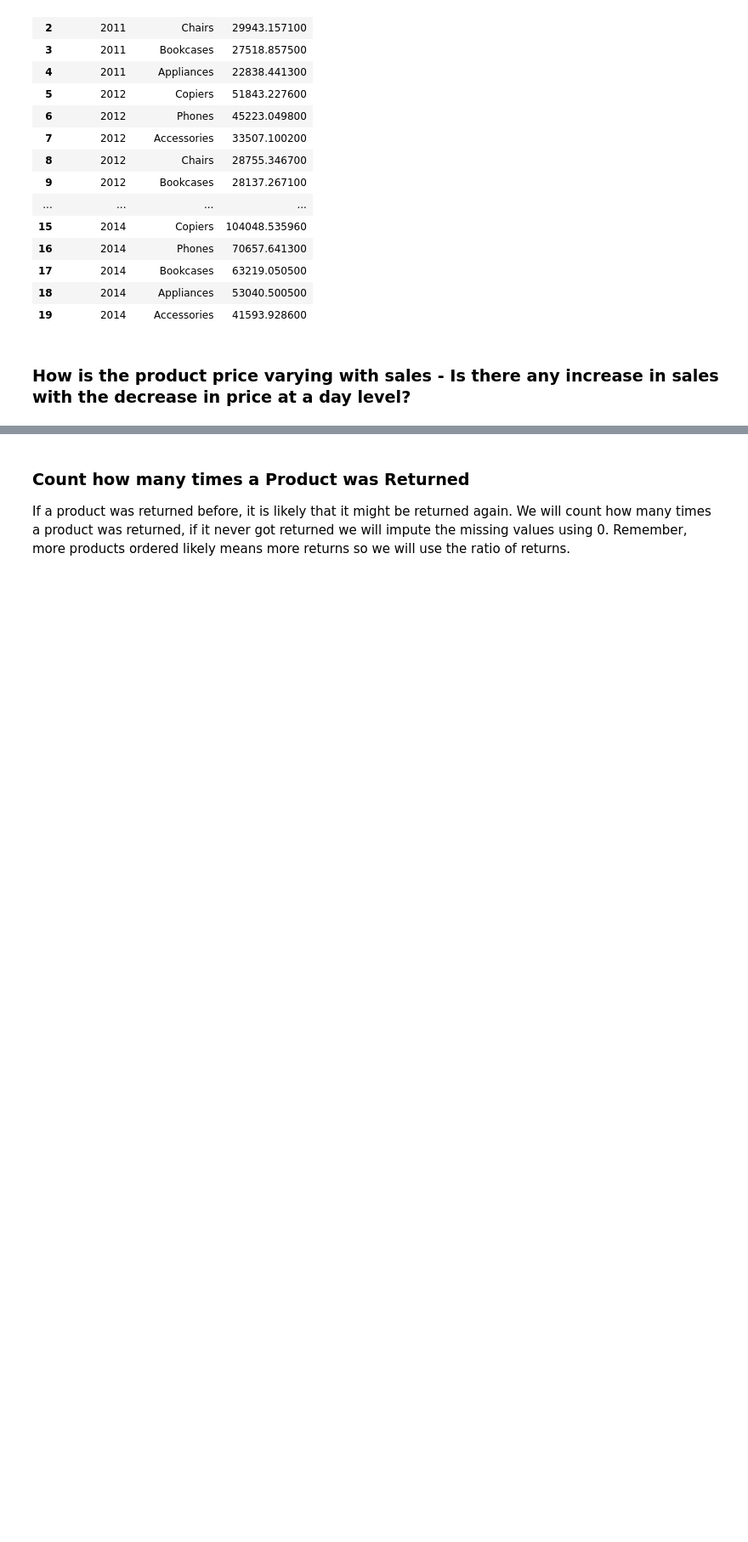
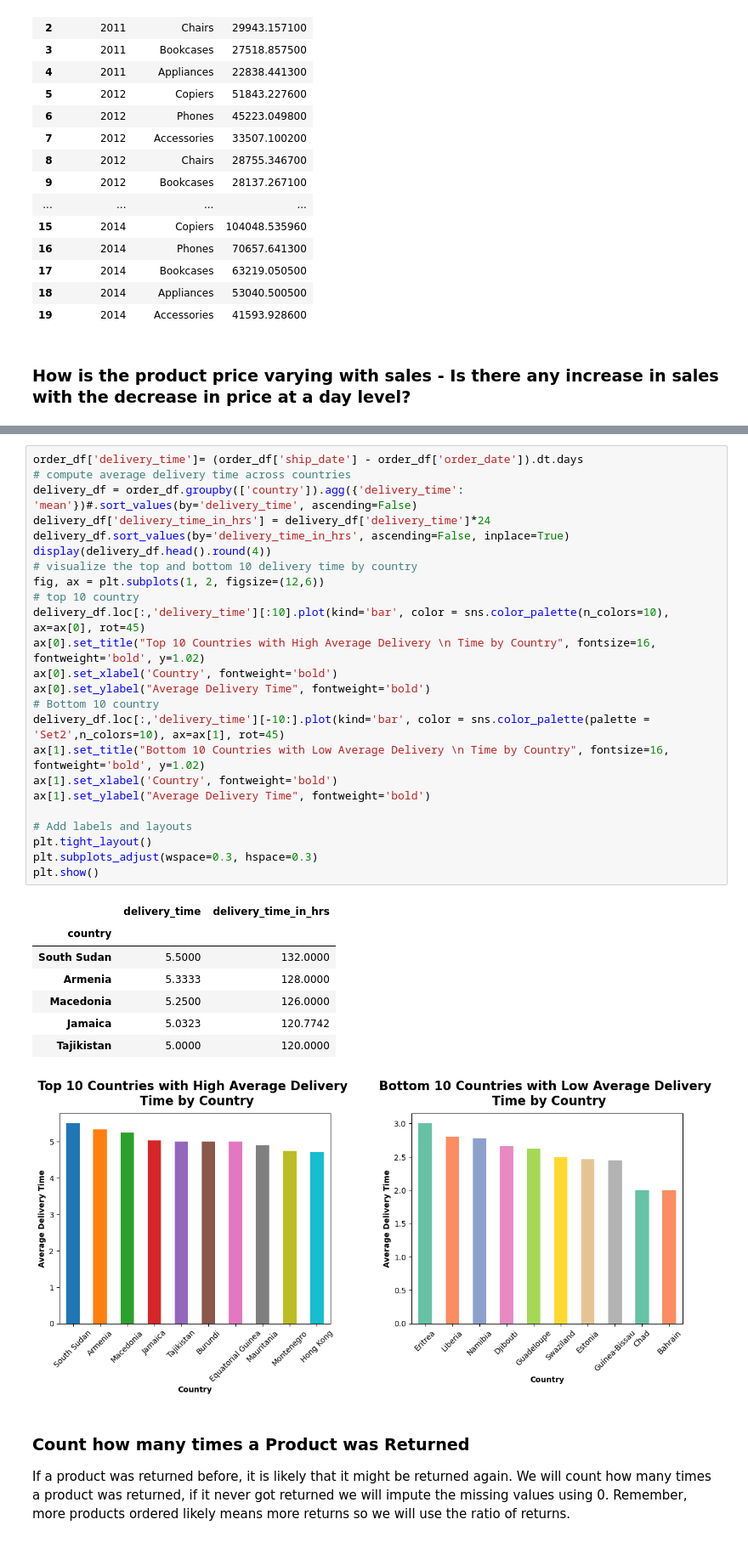
Before and after one commit to annugit1655/Global-Superstore-Project, a Jupyter notebook: notebooks/order-return-customer-product-analysis.ipynb, the cells around one changed output, grey strips where cells are left out. Shown at 85% size. Saved outputs shown, nothing was run; the diff lists cells and outputs as text; blank space fills up the shorter version.

```diff
--- a/notebooks/order-return-customer-product-analysis.ipynb
+++ b/notebooks/order-return-customer-product-analysis.ipynb
@@ -623,3 +634,36 @@ display(profit_df.style.background_gradient(cmap='YlOrRd', subset=pd.IndexSlice[
+# %%
+order_df['delivery_time']= (order_df['ship_date'] - order_df['order_date']).dt.days
+# compute average delivery time across countries
+delivery_df = order_df.groupby(['country']).agg({'delivery_time': 'mean'})#.sort_values(by='delivery_time', ascending=False)
+delivery_df['delivery_time_in_hrs'] = delivery_df['delivery_time']*24
+delivery_df.sort_values(by='delivery_time_in_hrs', ascending=False, inplace=True)
+display(delivery_df.head().round(4))
+# visualize the top and bottom 10 delivery time by country
+fig, ax = plt.subplots(1, 2, figsize=(12,6))
+# top 10 country
+delivery_df.loc[:,'delivery_time'][:10].plot(kind='bar', color = sns.color_palette(n_colors=10), ax=ax[0], rot=45)
+ax[0].set_title("Top 10 Countries with High Average Delivery \n Time by Country", fontsize=16, fontweight='bold', y=1.02)
+ax[0].set_xlabel('Country', fontweight='bold')
+ax[0].set_ylabel("Average Delivery Time", fontweight='bold')
+# Bottom 10 country
+delivery_df.loc[:,'delivery_time'][-10:].plot(kind='bar', color = sns.color_palette(palette = 'Set2',n_colors=10), ax=ax[1], rot=45)
+ax[1].set_title("Bottom 10 Countries with Low Average Delivery \n Time by Country", fontsize=16, fontweight='bold', y=1.02)
+ax[1].set_xlabel('Country', fontweight='bold')
+ax[1].set_ylabel("Average Delivery Time", fontweight='bold')
+
+# Add labels and layouts
+plt.tight_layout()
+plt.subplots_adjust(wspace=0.3, hspace=0.3)
+plt.show()
+# %% [output]
+|  | delivery_time | delivery_time_in_hrs |
+| country |  |  |
+| South Sudan | 5.5000 | 132.0000 |
+| Armenia | 5.3333 | 128.0000 |
+| Macedonia | 5.2500 | 126.0000 |
+| Jamaica | 5.0323 | 120.7742 |
+| Tajikistan | 5.0000 | 120.0000 |
+[figure, added]
 # %% [markdown]
 ### **Count how many times a Product was Returned**
 
```
Also changed, not shown: parts of 3 cells of this notebook.
